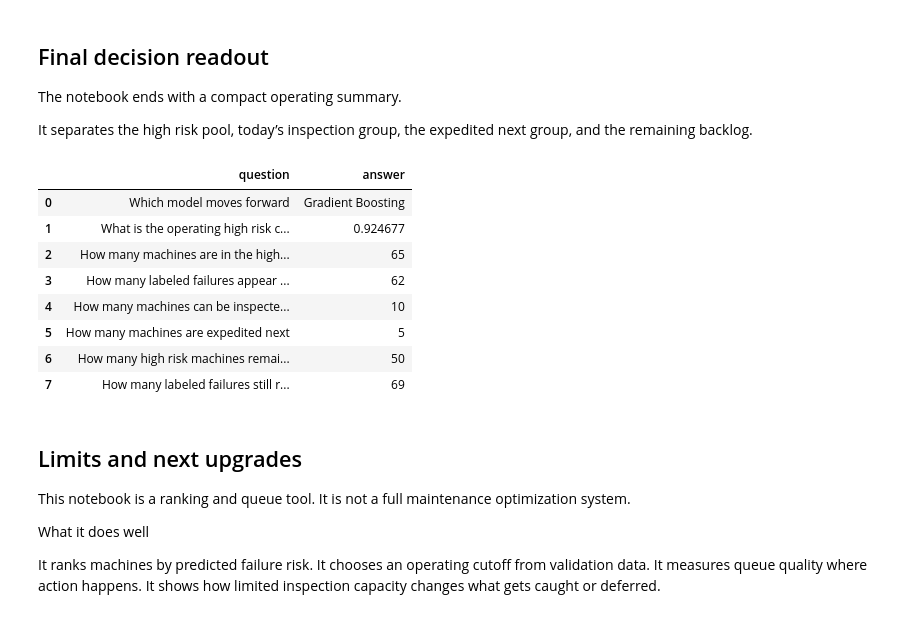
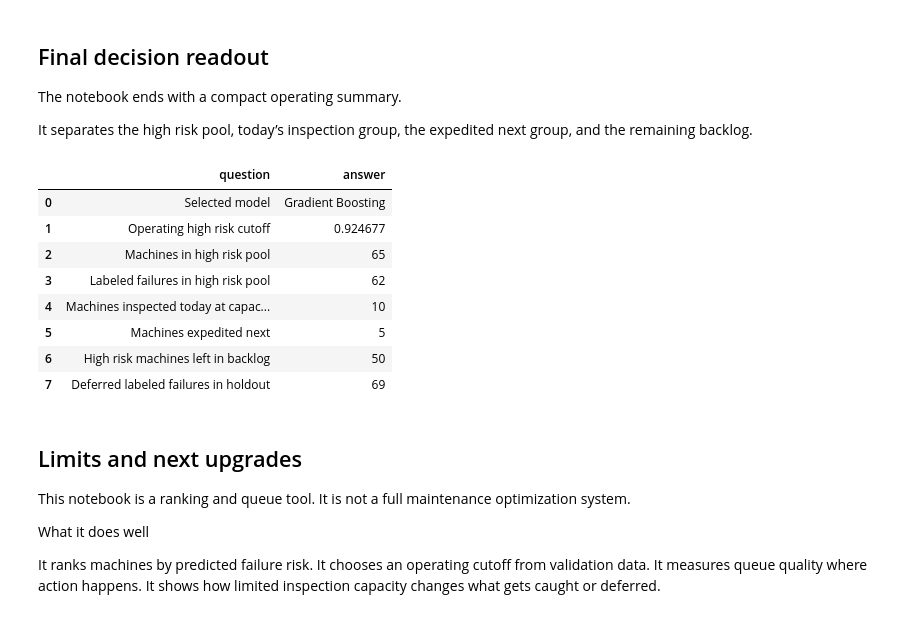
Before and after one commit to patmejia/kaggle_ml, a Jupyter notebook: sensor-failure-v2-which-machines-to-inspect.ipynb, the cells around one changed output. Saved outputs shown, nothing was run; the diff lists cells and outputs as text; code cells hidden in the pictures.

Commit message:
Kaggle Notebook | Sensor Failure V2: Which Machines to Inspect? | Version 5

```diff
--- a/sensor-failure-v2-which-machines-to-inspect.ipynb
+++ b/sensor-failure-v2-which-machines-to-inspect.ipynb
@@ -656,43 +656,45 @@ The notebook ends with a compact operating summary.
 It separates the high risk pool, today’s inspection group, the expedited next group, and the remaining backlog.
 # %%
 current_capacity_row = capacity_table.loc[
-    capacity_table['capacity'] == daily_inspection_capacity
+    capacity_table["capacity"] == daily_inspection_capacity
 ].iloc[0]
 
-final_readout = pd.DataFrame({
-    'question': [
-        'Which model moves forward',
-        'What is the operating high risk cutoff',
-        'How many machines are in the high risk pool',
-        'How many labeled failures appear inside that pool in the holdout sample',
-        f'How many machines can be inspected today at capacity {daily_inspection_capacity}',
-        'How many machines are expedited next',
-        "How many high risk machines remain in backlog after today's actions",
-        'How many labeled failures still remain deferred in the holdout sample',
-    ],
-    'answer': [
-        selected_model_name,
-        f'{operating_high_risk_cutoff:.6f}',
-        f'{high_risk_machine_count}',
-        f'{high_risk_failures_in_holdout}',
-        f'{inspect_now_count}',
-        f'{expedite_next_count}',
-        f'{remaining_high_risk_backlog_count}',
-        f"{int(current_capacity_row['actual_failures_deferred'])}",
-    ],
-})
+final_readout = pd.DataFrame(
+    {
+        "question": [
+            "Selected model",
+            "Operating high risk cutoff",
+            "Machines in high risk pool",
+            "Labeled failures in high risk pool",
+            f"Machines inspected today at capacity {daily_inspection_capacity}",
+            "Machines expedited next",
+            "High risk machines left in backlog",
+            "Deferred labeled failures in holdout",
+        ],
+        "answer": [
+            selected_model_name,
+            round(operating_high_risk_cutoff, 6),
+            high_risk_machine_count,
+            high_risk_failures_in_holdout,
+            inspect_now_count,
+            expedite_next_count,
+            remaining_high_risk_backlog_count,
+            int(current_capacity_row["actual_failures_deferred"]),
+        ],
+    }
+)
 
-final_readout
+display(final_readout.style.set_properties(subset=["question"], **{"white-space": "normal"}))
 # %% [output]
 |  | question | answer |
-| 0 | Which model moves forward | Gradient Boosting |
-| 1 | What is the operating high risk c... | 0.924677 |
-| 2 | How many machines are in the high... | 65 |
-| 3 | How many labeled failures appear ... | 62 |
-| 4 | How many machines can be inspecte... | 10 |
-| 5 | How many machines are expedited next | 5 |
-| 6 | How many high risk machines remai... | 50 |
-| 7 | How many labeled failures still r... | 69 |
+| 0 | Selected model | Gradient Boosting |
+| 1 | Operating high risk cutoff | 0.924677 |
+| 2 | Machines in high risk pool | 65 |
+| 3 | Labeled failures in high risk pool | 62 |
+| 4 | Machines inspected today at capac... | 10 |
+| 5 | Machines expedited next | 5 |
+| 6 | High risk machines left in backlog | 50 |
+| 7 | Deferred labeled failures in holdout | 69 |
 # %% [markdown]
 ## Limits and next upgrades
 
```
